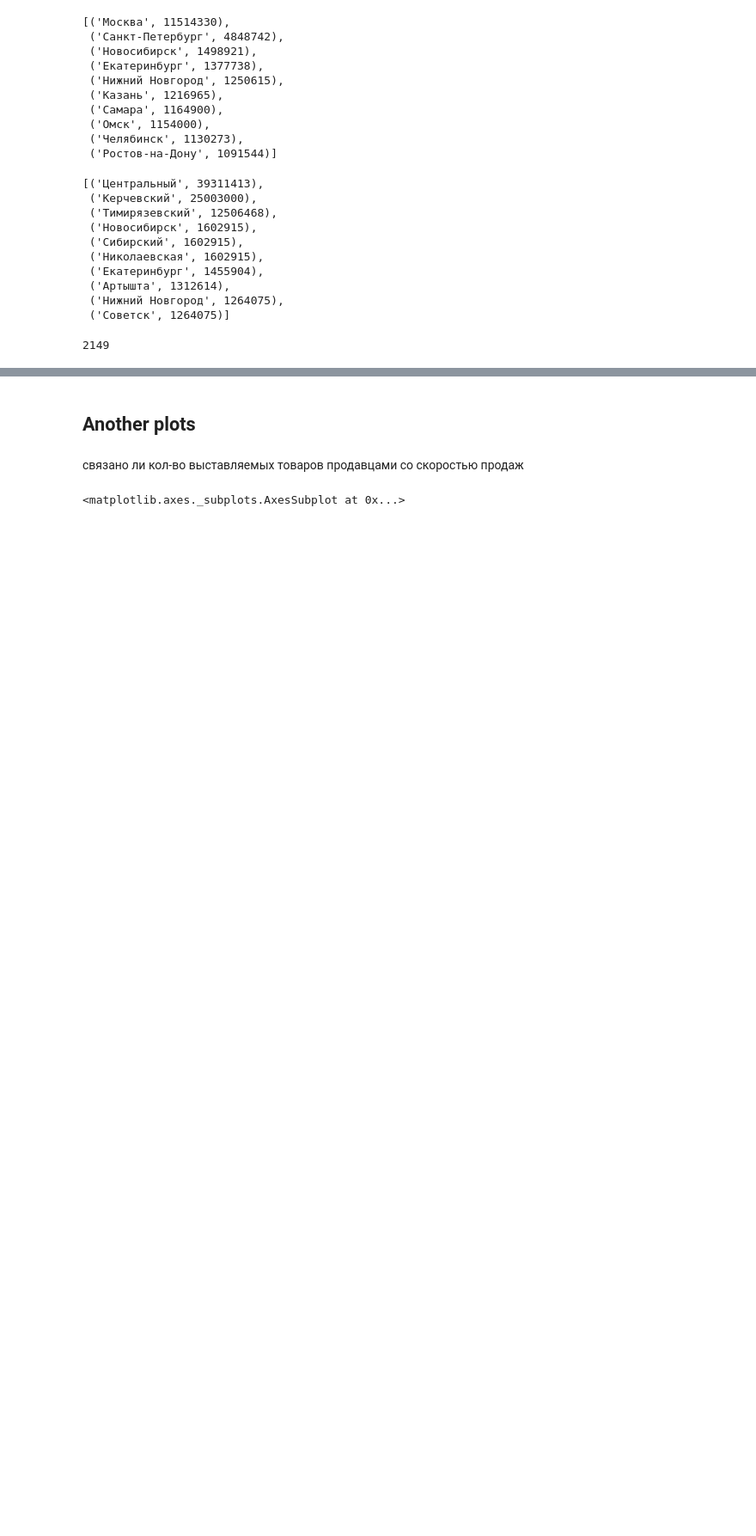
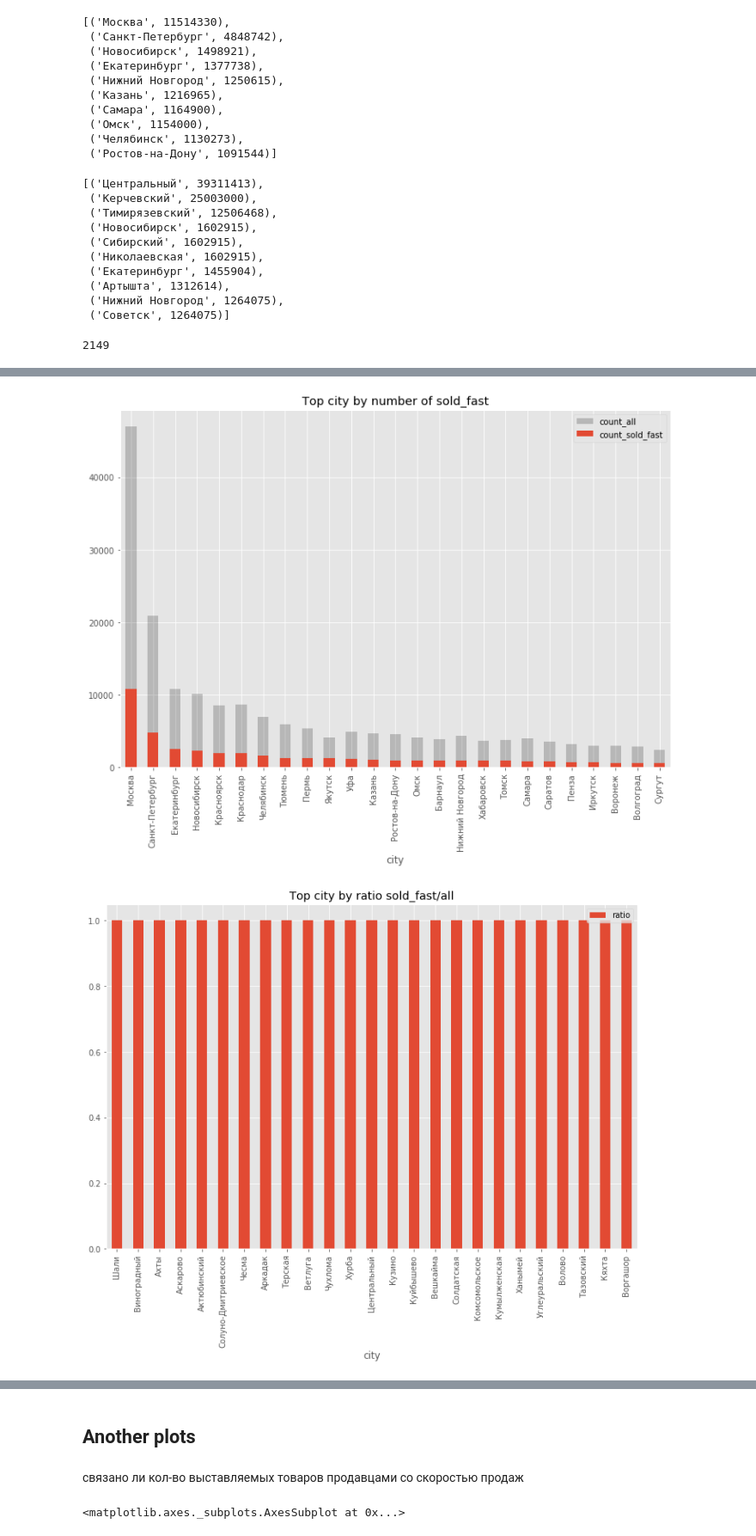
Before and after one commit to pavelperc/kaggle_copy, a Jupyter notebook: kaaagle_shared_in_drive.ipynb, the cells around one changed output, grey strips where cells are left out. Shown at 86% size. Drawn from its saved outputs; the diff is of its cells as text; code cells hidden in the pictures; blank space fills up the shorter version.

```diff
--- a/kaaagle_shared_in_drive.ipynb
+++ b/kaaagle_shared_in_drive.ipynb
@@ -326,0 +562,5 @@ not_found
+# %%
+get_sold_fast('city')
+# %% [output]
+[figure, added]
+[figure, added]
```
Also changed, not shown: parts of 71 cells of this notebook.
